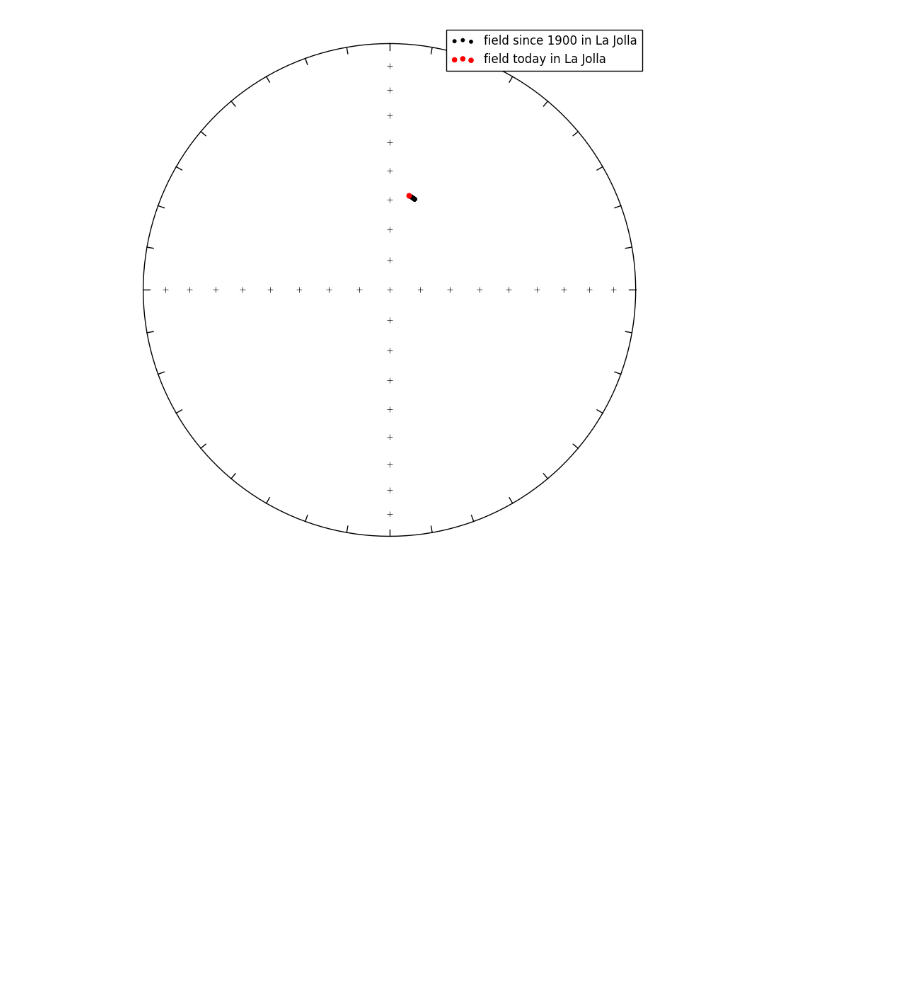
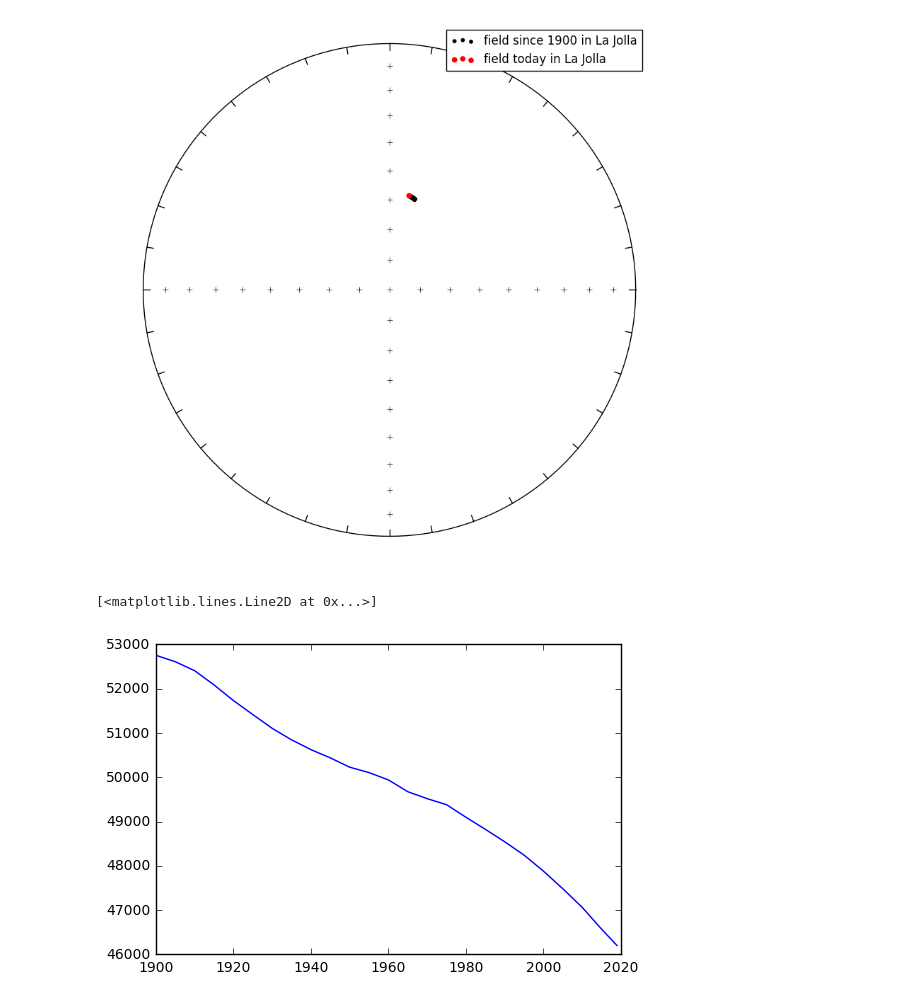
Before and after one commit to PmagPy/2017_MagIC_Workshop_PmagPy_Tutorial, a Jupyter notebook: PmagPy_structure_notebook.ipynb, the cells around one changed output. Cells and saved outputs as stored; diff of their text form; code cells hidden in the pictures; blank space fills up the shorter version.

```diff
--- a/PmagPy_structure_notebook.ipynb
+++ b/PmagPy_structure_notebook.ipynb
@@ -156,0 +187,2 @@ To determine the IGRF field at a bunch of different years we will first create a
+# %%
+years = np.arange(1900,2020,1)
@@ -156,0 +203,3 @@ To determine the IGRF field at a bunch of different years we will first create a
+# %%
+field = ipmag.igrf([year,0,La_Jolla_lat,La_Jolla_lon])
+field
@@ -157,12 +208,13 @@ To determine the IGRF field at a bunch of different years we will first create a
 # %%
-years = np.linspace(1900,2020)
 local_field = []
+local_field_intensity = []
 La_Jolla_lat = 32.8328
 La_Jolla_lon = -117.2713
 
 for year in years:
     field = ipmag.igrf([year,0,La_Jolla_lat,La_Jolla_lon])
     local_field.append(field)
+    local_field_intensity.append(field[2])
 # %%
 fignum = 1
 plt.figure(num=fignum,figsize=(8,8),dpi=160)
@@ -173,3 +225,8 @@ plt.legend()
 plt.show()
 # %% [output]
 [figure]
+# %%
+plt.plot(years,local_field_intensity)
+# %% [output]
+[<matplotlib.lines.Line2D at 0x...>]
+[figure, added]
```
Also changed, not shown: parts of 14 cells of this notebook.
